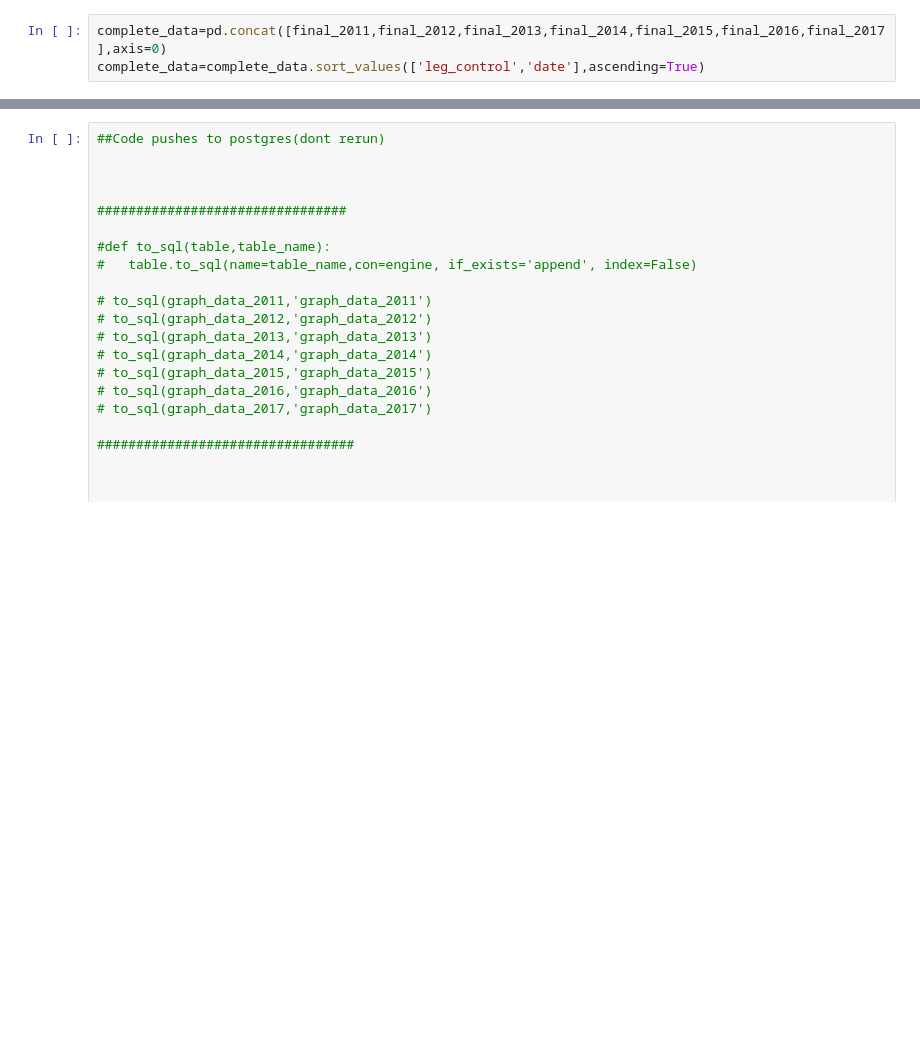
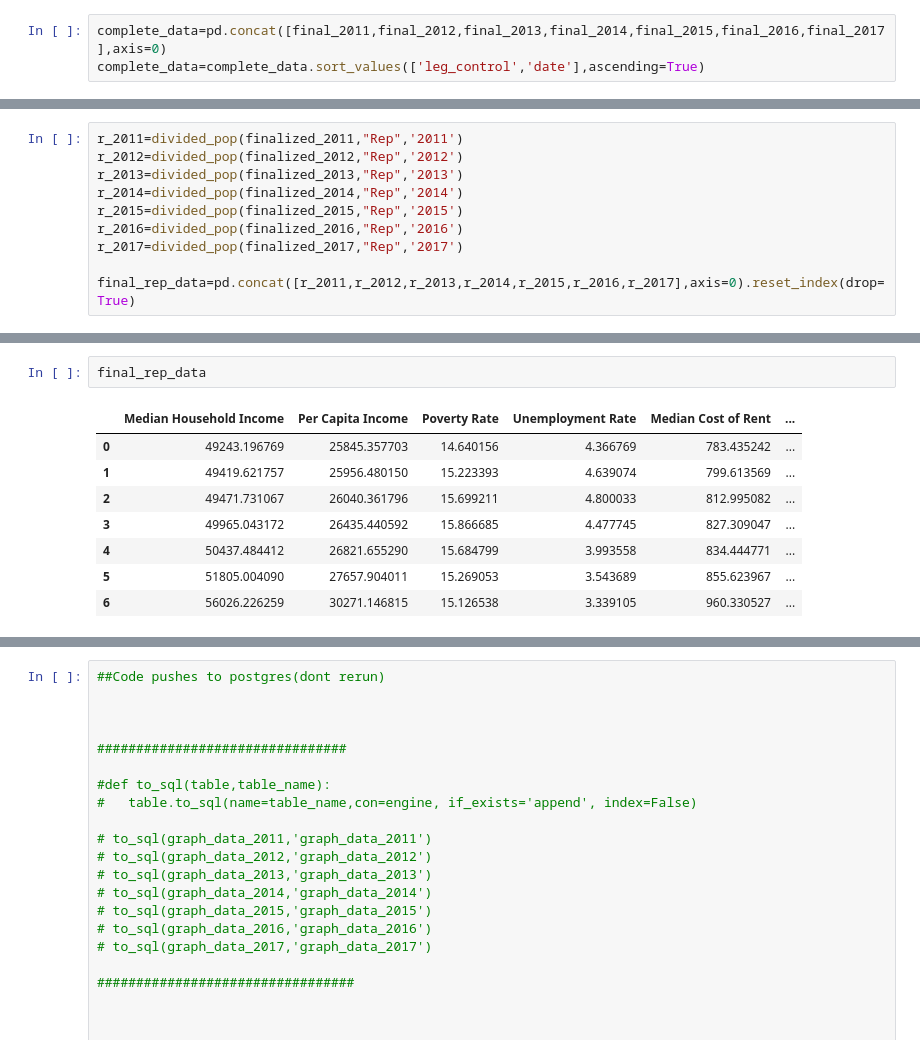
Before and after one commit to allamass95/project_2, a Jupyter notebook: jn/merging_tables.ipynb, the cells around one changed output, grey strips where cells are left out. Saved outputs shown, nothing was run; the diff lists cells and outputs as text; blank space fills up the shorter version.

```diff
--- a/jn/merging_tables.ipynb
+++ b/jn/merging_tables.ipynb
@@ -119,0 +262,10 @@ complete_data
+# %%
+r_2011=divided_pop(finalized_2011,"Rep",'2011')
+r_2012=divided_pop(finalized_2012,"Rep",'2012')
+r_2013=divided_pop(finalized_2013,"Rep",'2013')
+r_2014=divided_pop(finalized_2014,"Rep",'2014')
+r_2015=divided_pop(finalized_2015,"Rep",'2015')
+r_2016=divided_pop(finalized_2016,"Rep",'2016')
+r_2017=divided_pop(finalized_2017,"Rep",'2017')
+
+final_rep_data=pd.concat([r_2011,r_2012,r_2013,r_2014,r_2015,r_2016,r_2017],axis=0).reset_index(drop=True)
@@ -119,0 +290,11 @@ complete_data
+# %%
+final_rep_data
+# %% [output]
+|  | Median Household Income | Per Capita Income | Poverty Rate | Unemployment Rate | Median Cost of Rent | ... |
+| 0 | 49243.196769 | 25845.357703 | 14.640156 | 4.366769 | 783.435242 | ... |
+| 1 | 49419.621757 | 25956.480150 | 15.223393 | 4.639074 | 799.613569 | ... |
+| 2 | 49471.731067 | 26040.361796 | 15.699211 | 4.800033 | 812.995082 | ... |
+| 3 | 49965.043172 | 26435.440592 | 15.866685 | 4.477745 | 827.309047 | ... |
+| 4 | 50437.484412 | 26821.655290 | 15.684799 | 3.993558 | 834.444771 | ... |
+| 5 | 51805.004090 | 27657.904011 | 15.269053 | 3.543689 | 855.623967 | ... |
+| 6 | 56026.226259 | 30271.146815 | 15.126538 | 3.339105 | 960.330527 | ... |
```
Also changed, not shown: parts of 26 cells of this notebook, 6 other files.
